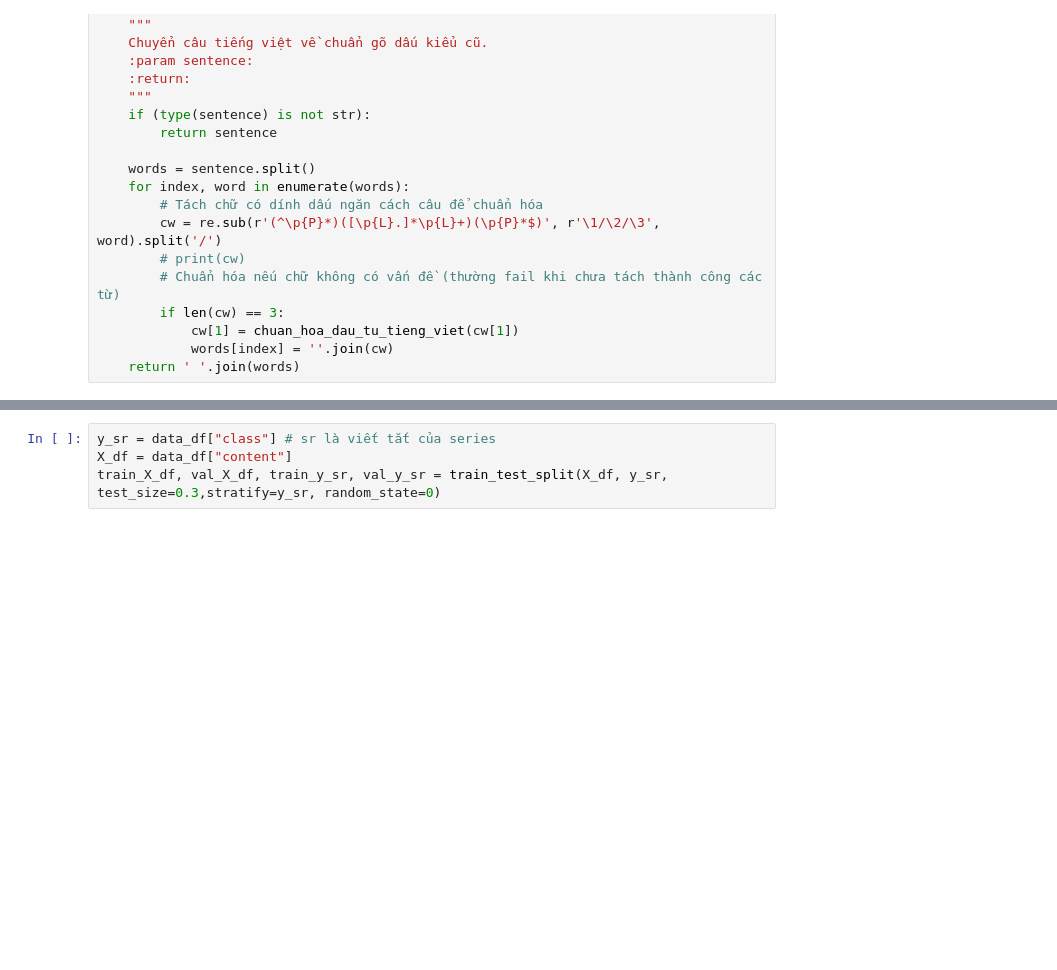
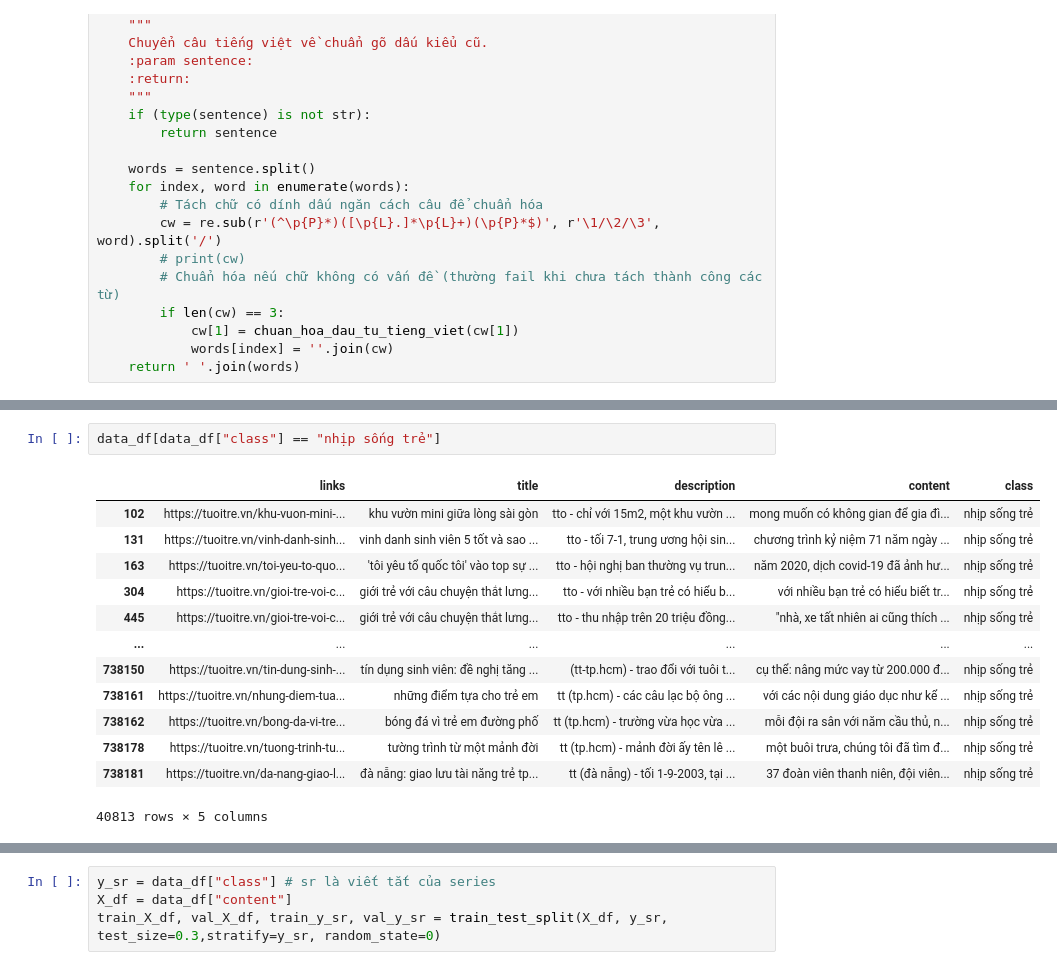
Before and after one commit to vlozg/DoAn_CuoiKy_DataScience, a Jupyter notebook: Final.ipynb, the cells around one changed output, grey strips where cells are left out. Cells and saved outputs as stored; diff of their text form; blank space fills up the shorter version.

```diff
--- a/Final.ipynb
+++ b/Final.ipynb
@@ -539,0 +739,16 @@ for index in tqdm(range(total_files)):
+# %%
+data_df[data_df["class"] == "nhịp sống trẻ"]
+# %% [output]
+|  | links | title | description | content | class |
+| 102 | https://tuoitre.vn/khu-vuon-mini-... | khu vườn mini giữa lòng sài gòn | tto - chỉ với 15m2, một khu vườn ... | mong muốn có không gian để gia đì... | nhịp sống trẻ |
+| 131 | https://tuoitre.vn/vinh-danh-sinh... | vinh danh sinh viên 5 tốt và sao ... | tto - tối 7-1, trung ương hội sin... | chương trình kỷ niệm 71 năm ngày ... | nhịp sống trẻ |
+| 163 | https://tuoitre.vn/toi-yeu-to-quo... | 'tôi yêu tổ quốc tôi' vào top sự ... | tto - hội nghị ban thường vụ trun... | năm 2020, dịch covid-19 đã ảnh hư... | nhịp sống trẻ |
+| 304 | https://tuoitre.vn/gioi-tre-voi-c... | giới trẻ với câu chuyện thắt lưng... | tto - với nhiều bạn trẻ có hiểu b... | với nhiều bạn trẻ có hiểu biết tr... | nhịp sống trẻ |
+| 445 | https://tuoitre.vn/gioi-tre-voi-c... | giới trẻ với câu chuyện thắt lưng... | tto - thu nhập trên 20 triệu đồng... | "nhà, xe tất nhiên ai cũng thích ... | nhịp sống trẻ |
+| ... | ... | ... | ... | ... | ... |
+| 738150 | https://tuoitre.vn/tin-dung-sinh-... | tín dụng sinh viên: đề nghị tăng ... | (tt-tp.hcm) - trao đổi với tuôi t... | cụ thể: nâng mức vay từ 200.000 đ... | nhịp sống trẻ |
+| 738161 | https://tuoitre.vn/nhung-diem-tua... | những điểm tựa cho trẻ em | tt (tp.hcm) - các câu lạc bộ ông ... | với các nội dung giáo dục như kể ... | nhịp sống trẻ |
+| 738162 | https://tuoitre.vn/bong-da-vi-tre... | bóng đá vì trẻ em đường phố | tt (tp.hcm) - trường vừa học vừa ... | mỗi đội ra sân với năm cầu thủ, n... | nhịp sống trẻ |
+| 738178 | https://tuoitre.vn/tuong-trinh-tu... | tường trình từ một mảnh đời | tt (tp.hcm) - mảnh đời ấy tên lê ... | một buôi trưa, chúng tôi đã tìm đ... | nhịp sống trẻ |
+| 738181 | https://tuoitre.vn/da-nang-giao-l... | đà nẵng: giao lưu tài năng trẻ tp... | tt (đà nẵng) - tối 1-9-2003, tại ... | 37 đoàn viên thanh niên, đội viên... | nhịp sống trẻ |
+40813 rows × 5 columns
```
Also changed, not shown: parts of 74 cells of this notebook.
